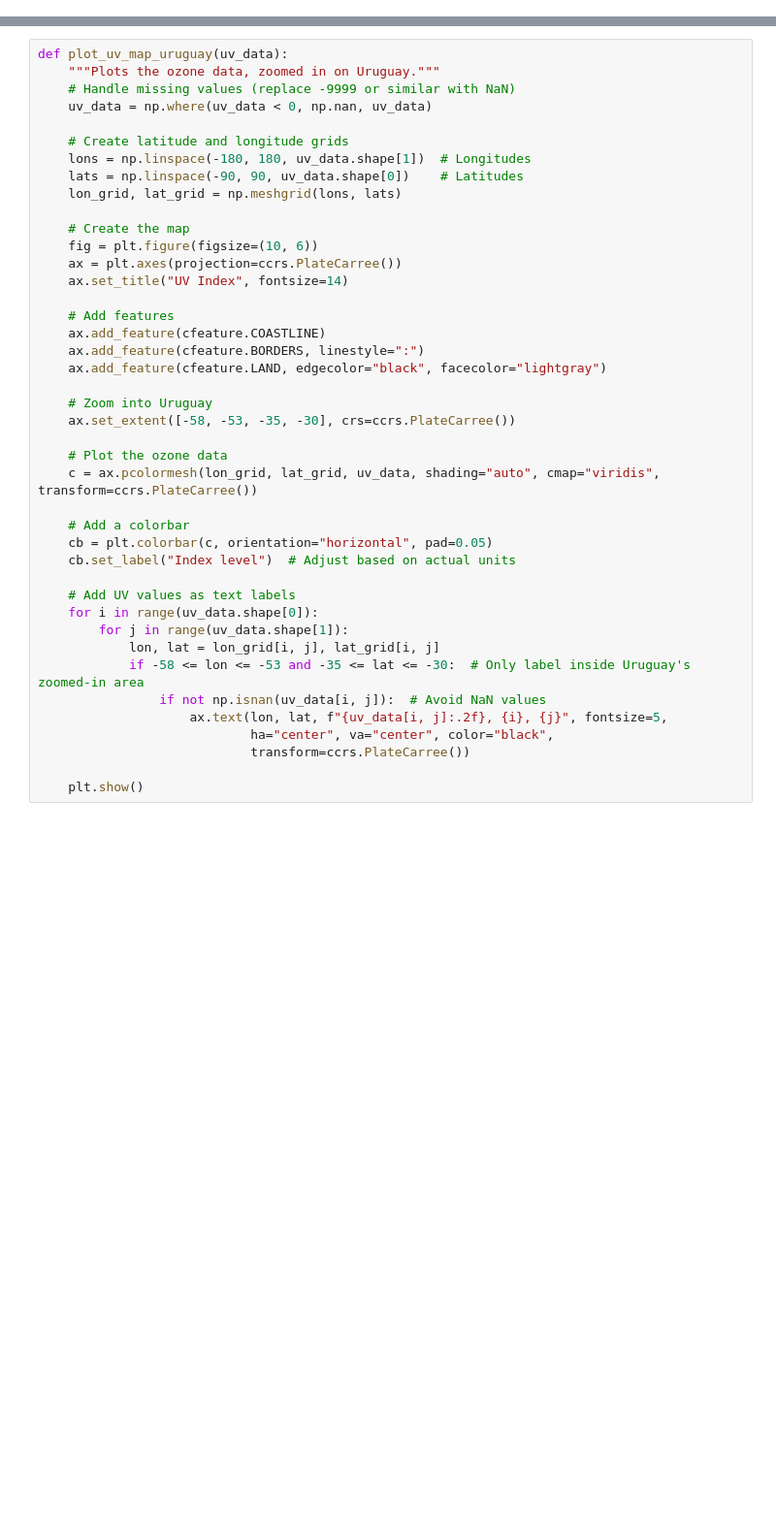
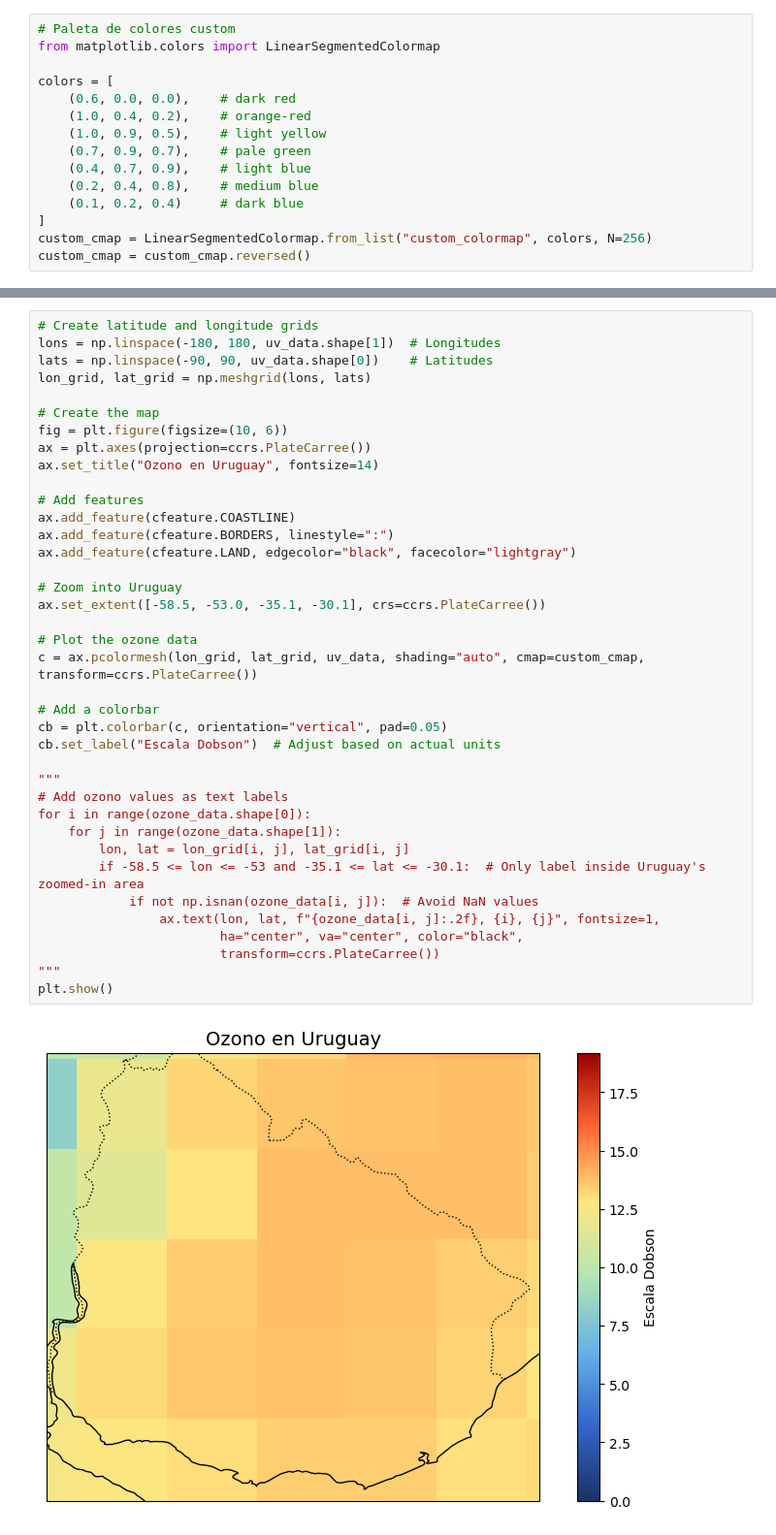
Before and after one commit to Emanuel-Rieiro/OzoneProject, a Jupyter notebook: UV/DIARIO/OMUVBd/Notebook Estudio OMUVBd v003.ipynb, the cells around one changed output, grey strips where cells are left out. Shown at 97% size. Drawn from its saved outputs; the diff is of its cells as text; blank space fills up the shorter version.

```diff
--- a/UV/DIARIO/OMUVBd/Notebook Estudio OMUVBd v003.ipynb
+++ b/UV/DIARIO/OMUVBd/Notebook Estudio OMUVBd v003.ipynb
@@ -12,0 +61,15 @@ import pandas as pd
+# %%
+# Paleta de colores custom
+from matplotlib.colors import LinearSegmentedColormap
+
+colors = [
+    (0.6, 0.0, 0.0),    # dark red
+    (1.0, 0.4, 0.2),    # orange-red
+    (1.0, 0.9, 0.5),    # light yellow
+    (0.7, 0.9, 0.7),    # pale green
+    (0.4, 0.7, 0.9),    # light blue
+    (0.2, 0.4, 0.8),    # medium blue
+    (0.1, 0.2, 0.4)     # dark blue
+]
+custom_cmap = LinearSegmentedColormap.from_list("custom_colormap", colors, N=256)
+custom_cmap = custom_cmap.reversed()
@@ -13,42 +115,40 @@ import pandas as pd
 # %%
-def plot_uv_map_uruguay(uv_data):
-    """Plots the ozone data, zoomed in on Uruguay."""
-    # Handle missing values (replace -9999 or similar with NaN)
-    uv_data = np.where(uv_data < 0, np.nan, uv_data)
+# Create latitude and longitude grids
+lons = np.linspace(-180, 180, uv_data.shape[1])  # Longitudes
+lats = np.linspace(-90, 90, uv_data.shape[0])    # Latitudes
+lon_grid, lat_grid = np.meshgrid(lons, lats)
 
-    # Create latitude and longitude grids
-    lons = np.linspace(-180, 180, uv_data.shape[1])  # Longitudes
-    lats = np.linspace(-90, 90, uv_data.shape[0])    # Latitudes
-    lon_grid, lat_grid = np.meshgrid(lons, lats)
+# Create the map
+fig = plt.figure(figsize=(10, 6))
+ax = plt.axes(projection=ccrs.PlateCarree())
+ax.set_title("Ozono en Uruguay", fontsize=14)
 
-    # Create the map
-    fig = plt.figure(figsize=(10, 6))
-    ax = plt.axes(projection=ccrs.PlateCarree())
-    ax.set_title("UV Index", fontsize=14)
+# Add features
+ax.add_feature(cfeature.COASTLINE)
+ax.add_feature(cfeature.BORDERS, linestyle=":")
+ax.add_feature(cfeature.LAND, edgecolor="black", facecolor="lightgray")
 
-    # Add features
-    ax.add_feature(cfeature.COASTLINE)
-    ax.add_feature(cfeature.BORDERS, linestyle=":")
-    ax.add_feature(cfeature.LAND, edgecolor="black", facecolor="lightgray")
+# Zoom into Uruguay
+ax.set_extent([-58.5, -53.0, -35.1, -30.1], crs=ccrs.PlateCarree())
 
-    # Zoom into Uruguay
-    ax.set_extent([-58, -53, -35, -30], crs=ccrs.PlateCarree())
+# Plot the ozone data
+c = ax.pcolormesh(lon_grid, lat_grid, uv_data, shading="auto", cmap=custom_cmap, transform=ccrs.PlateCarree())
 
-    # Plot the ozone data
-    c = ax.pcolormesh(lon_grid, lat_grid, uv_data, shading="auto", cmap="viridis", transform=ccrs.PlateCarree())
+# Add a colorbar
+cb = plt.colorbar(c, orientation="vertical", pad=0.05)
+cb.set_label("Escala Dobson")  # Adjust based on actual units
 
-    # Add a colorbar
-    cb = plt.colorbar(c, orientation="horizontal", pad=0.05)
-    cb.set_label("Index level")  # Adjust based on actual units
-
-    # Add UV values as text labels
-    for i in range(uv_data.shape[0]):
-        for j in range(uv_data.shape[1]):
-            lon, lat = lon_grid[i, j], lat_grid[i, j]
-            if -58 <= lon <= -53 and -35 <= lat <= -30:  # Only label inside Uruguay's zoomed-in area
-                if not np.isnan(uv_data[i, j]):  # Avoid NaN values
-                    ax.text(lon, lat, f"{uv_data[i, j]:.2f}, {i}, {j}", fontsize=5,
-                            ha="center", va="center", color="black",
-                            transform=ccrs.PlateCarree())
-
-    plt.show()
+"""
+# Add ozono values as text labels
+for i in range(ozone_data.shape[0]):
+    for j in range(ozone_data.shape[1]):
+        lon, lat = lon_grid[i, j], lat_grid[i, j]
+        if -58.5 <= lon <= -53 and -35.1 <= lat <= -30.1:  # Only label inside Uruguay's zoomed-in area
+            if not np.isnan(ozone_data[i, j]):  # Avoid NaN values
+                ax.text(lon, lat, f"{ozone_data[i, j]:.2f}, {i}, {j}", fontsize=1,
+                        ha="center", va="center", color="black",
+                        transform=ccrs.PlateCarree())
+"""
+plt.show()
+# %% [output]
+[figure, added]
```
Also changed, not shown: parts of 28 cells of this notebook, 8 other files.
